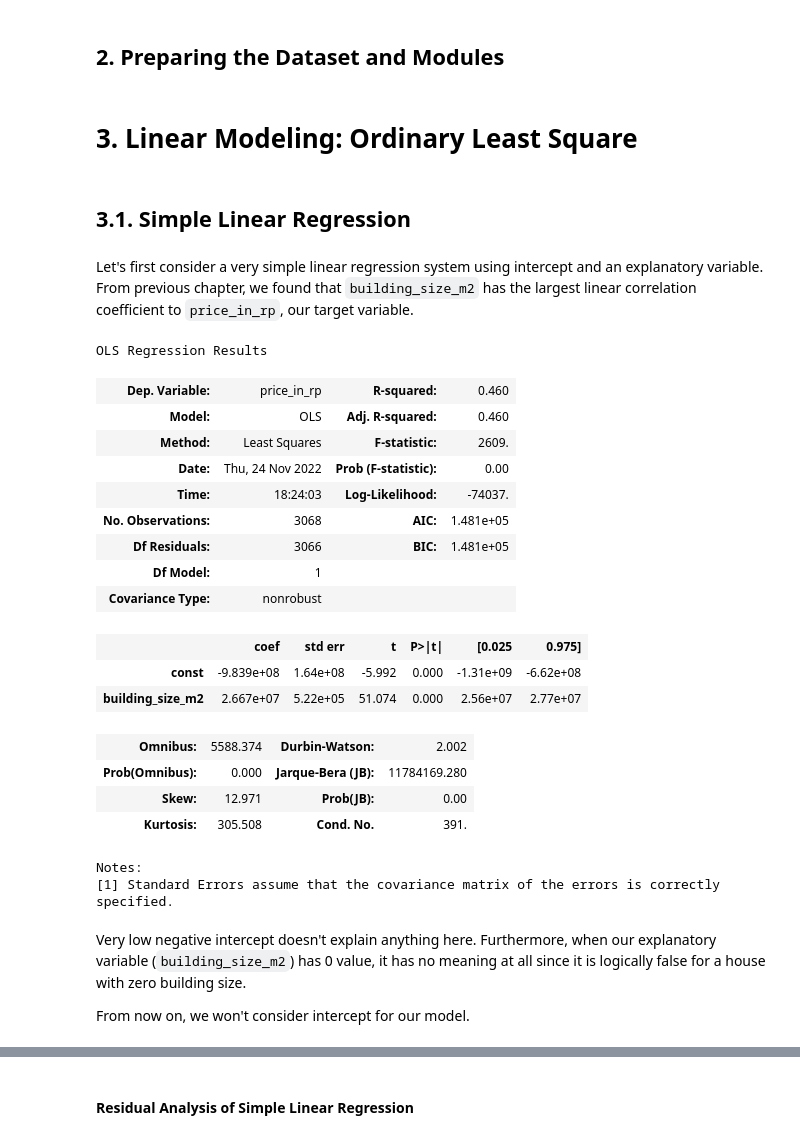
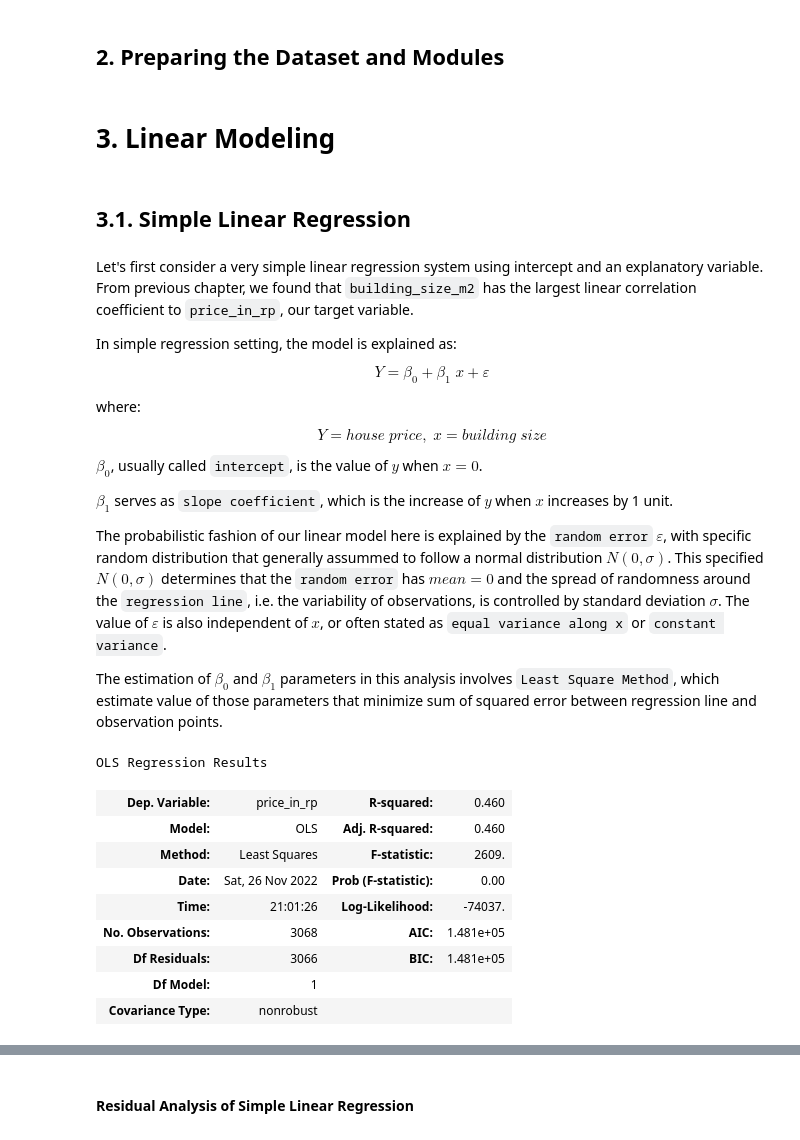
Before and after one commit to nbarizki/jabodetabekhousepricing, a Jupyter notebook: 3 - Linear Modeling of House Price.ipynb, the cells around one changed output, grey strips where cells are left out. Drawn from its saved outputs; the diff is of its cells as text; code cells hidden in the pictures.

```diff
--- a/3 - Linear Modeling of House Price.ipynb
+++ b/3 - Linear Modeling of House Price.ipynb
@@ -27,45 +37,50 @@ y_train = pd.read_csv('Dataset\y_train.csv')
 X_test = pd.read_csv('Dataset\X_test.csv')
 y_test = pd.read_csv('Dataset\y_test.csv')
 # %% [markdown]
-# 3. Linear Modeling: Ordinary Least Square
+# 3. Linear Modeling
 # %% [markdown]
 ## 3.1. Simple Linear Regression
-# %% [markdown]
-Let's first consider a very simple linear regression system using intercept and an explanatory variable. From previous chapter, we found that `building_size_m2` has the largest linear correlation coefficient to `price_in_rp`, our target variable.
+# %% [markdown]
+Let's first consider a very simple linear regression system using intercept and an explanatory variable. From previous chapter, we found that `building_size_m2` has the largest linear correlation coefficient to `price_in_rp`, our target variable.
+
+In simple regression setting, the model is explained as:
+
+$$Y=\beta_{0}+\beta_{1}\;x+\varepsilon$$
+
+where:
+
+$$Y=house\;price,\;x=building\;size$$
+
+$\beta_0$, usually called `intercept`, is the value of $y$ when $x=0$.
+
+$\beta_1$ serves as `slope coefficient`, which is the increase of $y$ when $x$ increases by 1 unit.
+
+The probabilistic fashion of our linear model here is explained by the `random error` $\varepsilon$, with specific random distribution that generally assummed to follow a normal distribution $N(0, \sigma)$. This specified $N(0, \sigma)$ determines that the `random error` has $mean=0$ and the spread of randomness around the `regression line`, i.e. the variability of observations, is controlled by standard deviation $\sigma$. The value of $\varepsilon$ is also independent of $x$, or often stated as `equal variance along x` or `constant variance`.
+
+The estimation of $\beta_0$ and $\beta_1$ parameters in this analysis involves `Least Square Method`, which estimate value of those parameters that minimize sum of squared error between regression line and observation points.
 # %%
+{"tags": ["hide-input"]}
+
 import statsmodels.formula.api as smf
 from statsmodels.api import OLS
 from statsmodels.tools import add_constant
 
 X = X_train[['building_size_m2']]
 X = add_constant(X)
 y = y_train
 # regression formula:
 # price_in_rp ~ intercept + building_size_m2
 lm = OLS(y, X)
 results = lm.fit()
-results.summary()
+results.summary().tables[0]
 # %% [output]
 OLS Regression Results
 | Dep. Variable: | price_in_rp | R-squared: | 0.460 |
 | Model: | OLS | Adj. R-squared: | 0.460 |
 | Method: | Least Squares | F-statistic: | 2609. |
-| Date: | Thu, 24 Nov 2022 | Prob (F-statistic): | 0.00 |
-| Time: | 18:24:03 | Log-Likelihood: | -74037. |
+| Date: | Sat, 26 Nov 2022 | Prob (F-statistic): | 0.00 |
+| Time: | 21:01:26 | Log-Likelihood: | -74037. |
 | No. Observations: | 3068 | AIC: | 1.481e+05 |
 | Df Residuals: | 3066 | BIC: | 1.481e+05 |
 | Df Model: | 1 |  |  |
 | Covariance Type: | nonrobust |  |  |
-|  | coef | std err | t | P>|t| | [0.025 | 0.975] |
-| const | -9.839e+08 | 1.64e+08 | -5.992 | 0.000 | -1.31e+09 | -6.62e+08 |
-| building_size_m2 | 2.667e+07 | 5.22e+05 | 51.074 | 0.000 | 2.56e+07 | 2.77e+07 |
-| Omnibus: | 5588.374 | Durbin-Watson: | 2.002 |
-| Prob(Omnibus): | 0.000 | Jarque-Bera (JB): | 11784169.280 |
-| Skew: | 12.971 | Prob(JB): | 0.00 |
-| Kurtosis: | 305.508 | Cond. No. | 391. |
-Notes:
-[1] Standard Errors assume that the covariance matrix of the errors is correctly specified.
-# %% [markdown]
-Very low negative intercept doesn't explain anything here. Furthermore, when our explanatory variable (`building_size_m2`) has 0 value, it has no meaning at all since it is logically false for a house with zero building size.
-
-From now on, we won't consider intercept for our model.
```
Also changed, not shown: parts of 20 cells of this notebook.
